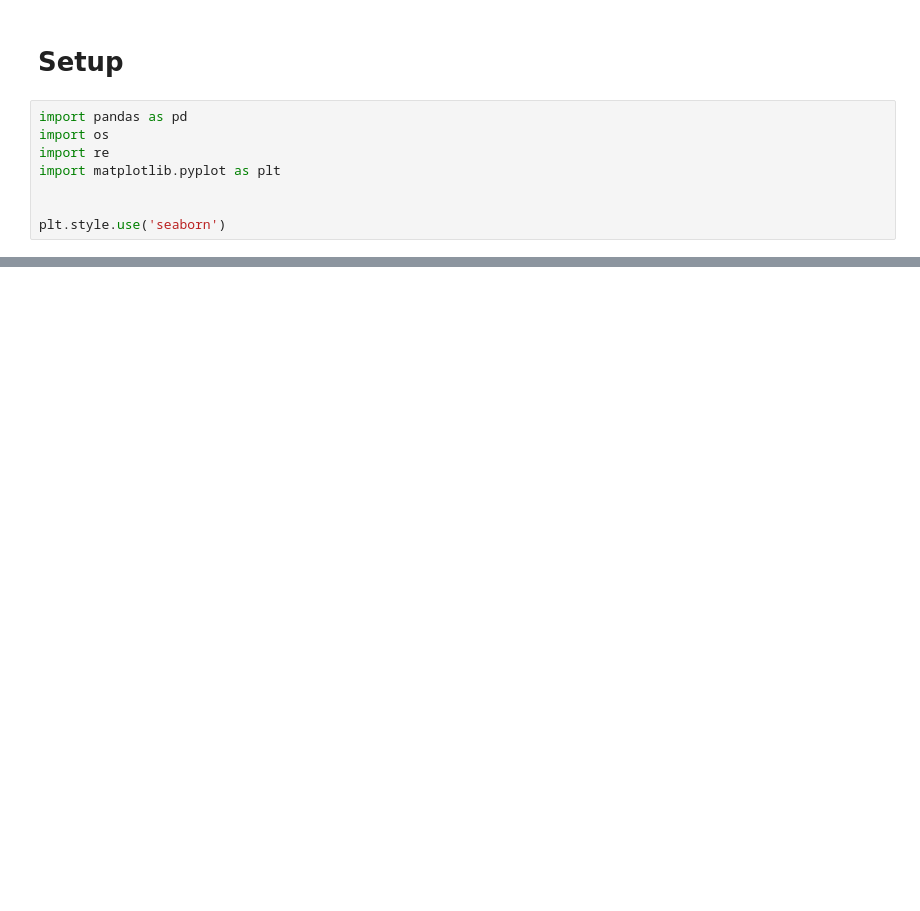
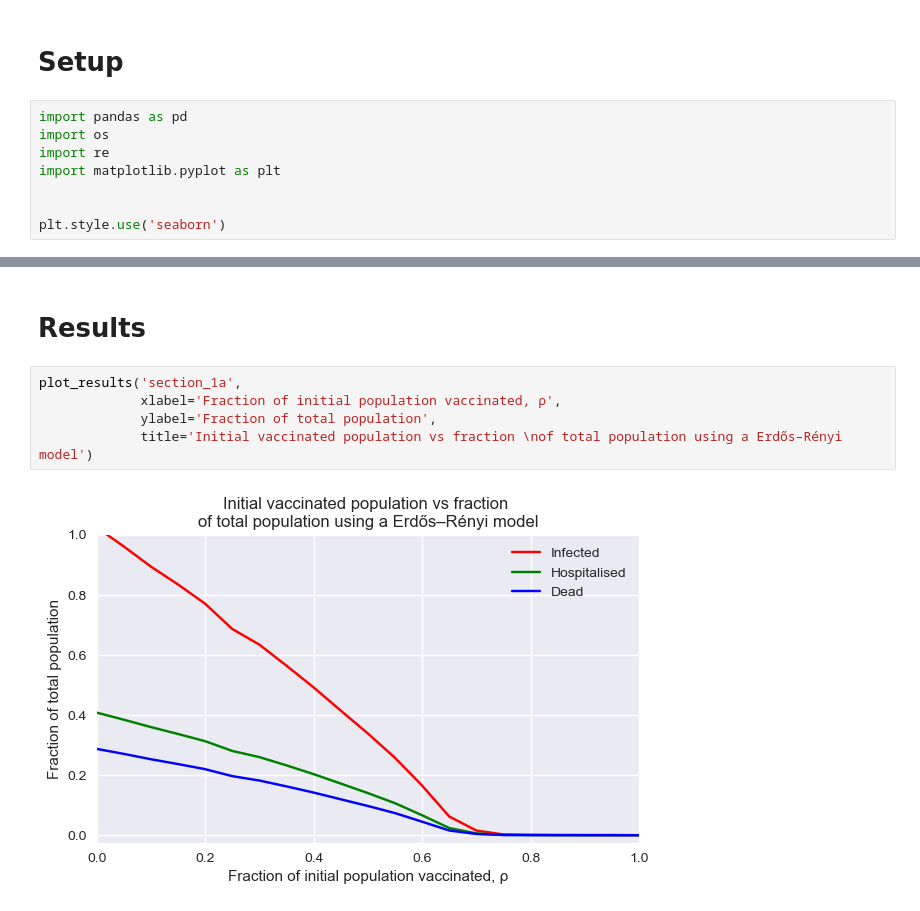
Before and after one commit to lucaswarwick02/Part-III-Individual-Project, a Jupyter notebook: notebooks/results_section_1.ipynb, the cells around one changed output, grey strips where cells are left out. Drawn from its saved outputs; the diff is of its cells as text; blank space fills up the shorter version.

Commit message:
Add result plots

```diff
--- a/notebooks/results_section_1.ipynb
+++ b/notebooks/results_section_1.ipynb
@@ -60,0 +54,9 @@ plot_results('210616_18022023',
+# %% [markdown]
+# Results
+# %%
+plot_results('section_1a',
+             xlabel='Fraction of initial population vaccinated, ρ',
+             ylabel='Fraction of total population',
+             title='Initial vaccinated population vs fraction \nof total population using a Erdős–Rényi model')
+# %% [output]
+[figure, added]
```
Also changed, not shown: parts of 2 cells of this notebook.
